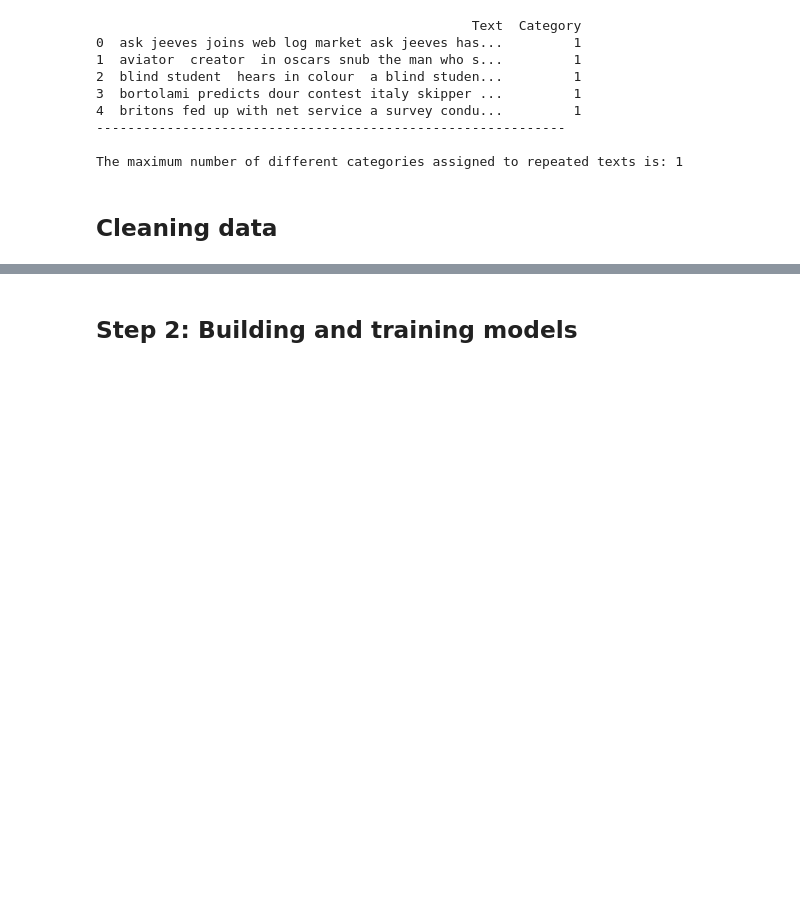
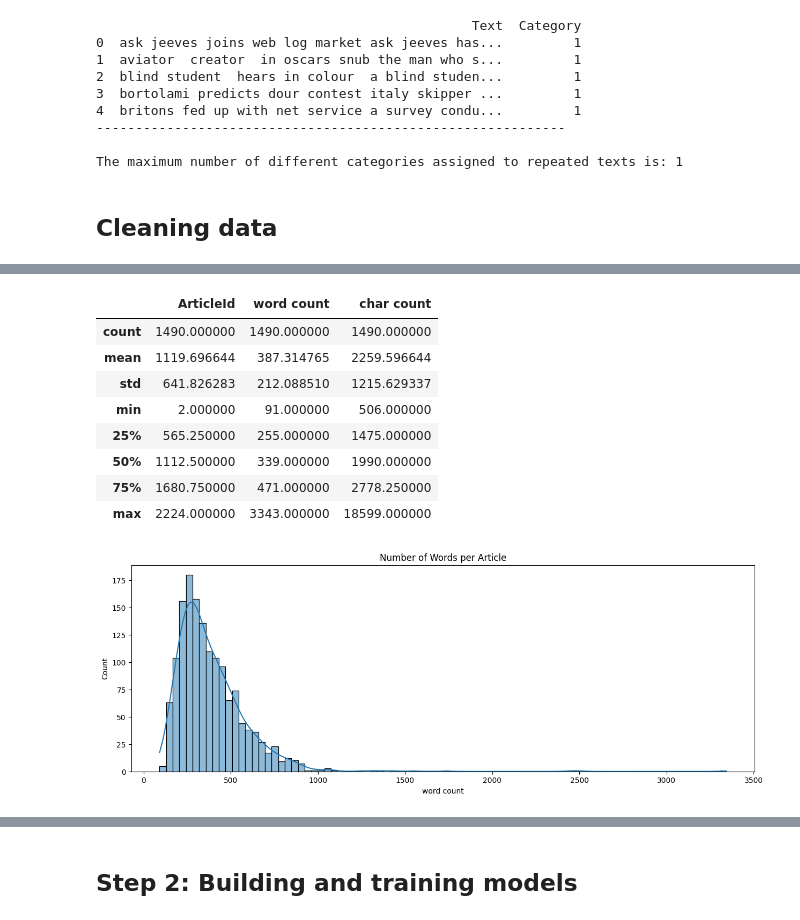
Before and after one commit to yasuomaidana/introduction-to-machine-learning, a Jupyter notebook: Unsupervised Algorithms in Machine Learning/BBC News Classification/BBC text classification.ipynb, the cells around one changed output, grey strips where cells are left out. Cells and saved outputs as stored; diff of their text form; code cells hidden in the pictures; blank space fills up the shorter version.

```diff
--- a/Unsupervised Algorithms in Machine Learning/BBC News Classification/BBC text classification.ipynb
+++ b/Unsupervised Algorithms in Machine Learning/BBC News Classification/BBC text classification.ipynb
@@ -225,0 +224,12 @@ Non alpha-numeric symbols
+# %%
+def normalize_text(text:str):
+    text = text.lower()
+    text = re.sub(r'[\$\£\€\¥]\d+(?:\.\d+)?[a-zA-Z]*',"money",text)
+    text = re.sub(r'\b(\d+(?:\.\d+)?%)'," percentage", text)
+    text = re.sub(r'\s*(\d+(?:[\.\s]\d+)?)(?![%])'," number", text)
+    text = re.sub(r'[^a-zA-Z0-9 ]',' ', text)
+    return text
+
+
+train_data["Text"] = train_data["Text"].apply(normalize_text)
+for i in range(3): show_special_words(train_data["Text"][i])
@@ -225,0 +254,5 @@ Non alpha-numeric symbols
+# %%
+train_data['word count'] = train_data['Text'].apply(lambda row: len(row.split()))
+train_data['char count'] = train_data['Text'].apply(lambda row: len(row))
+
+train_data
@@ -225,0 +273,20 @@ Non alpha-numeric symbols
+# %%
+fig, ax = plt.subplots(figsize=(15, 5))
+sns.histplot(
+    data = train_data,
+    x = 'word count',
+    kde=True,
+    ).set(
+        title = 'Number of Words per Article');
+train_data.describe()
+# %% [output]
+|  | ArticleId | word count | char count |
+| count | 1490.000000 | 1490.000000 | 1490.000000 |
+| mean | 1119.696644 | 387.314765 | 2259.596644 |
+| std | 641.826283 | 212.088510 | 1215.629337 |
+| min | 2.000000 | 91.000000 | 506.000000 |
+| 25% | 565.250000 | 255.000000 | 1475.000000 |
+| 50% | 1112.500000 | 339.000000 | 1990.000000 |
+| 75% | 1680.750000 | 471.000000 | 2778.250000 |
+| max | 2224.000000 | 3343.000000 | 18599.000000 |
+[figure, added]
```
Also changed, not shown: parts of 10 cells of this notebook.
